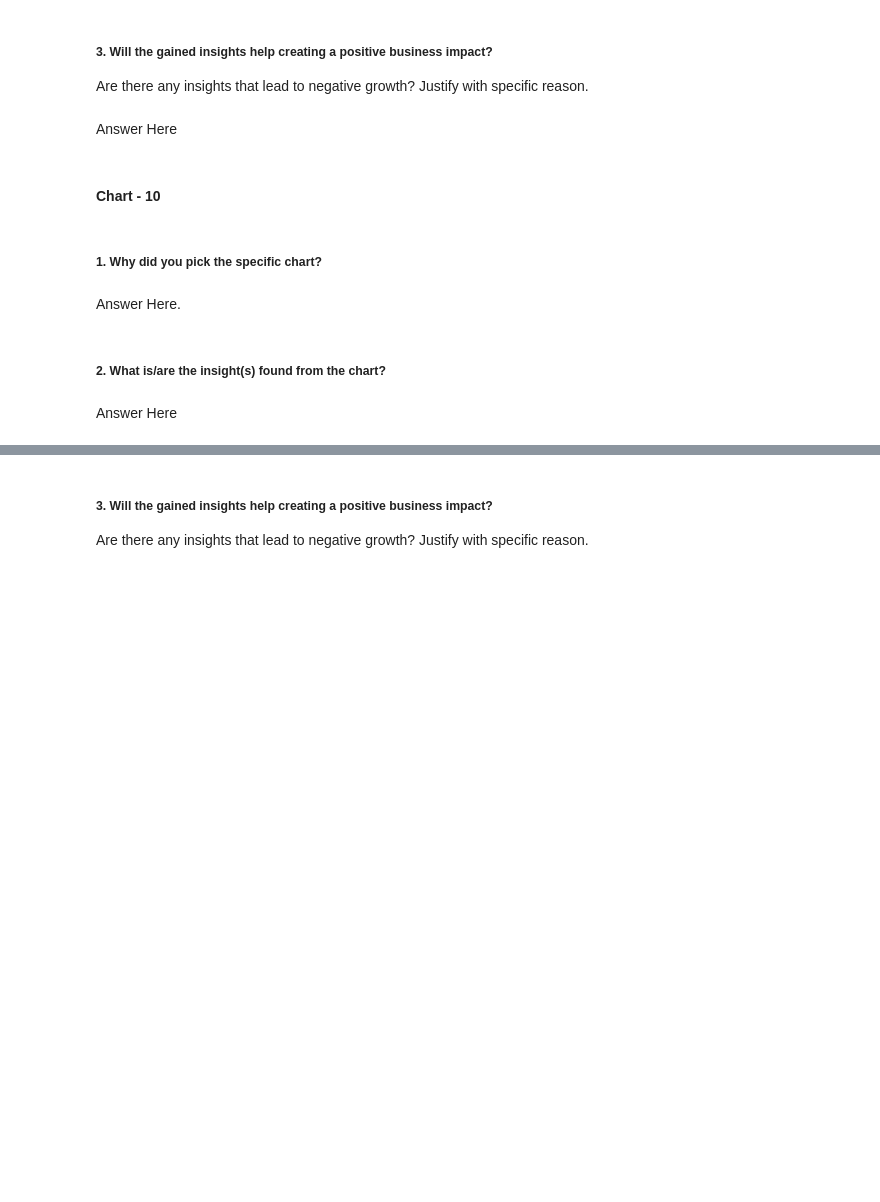
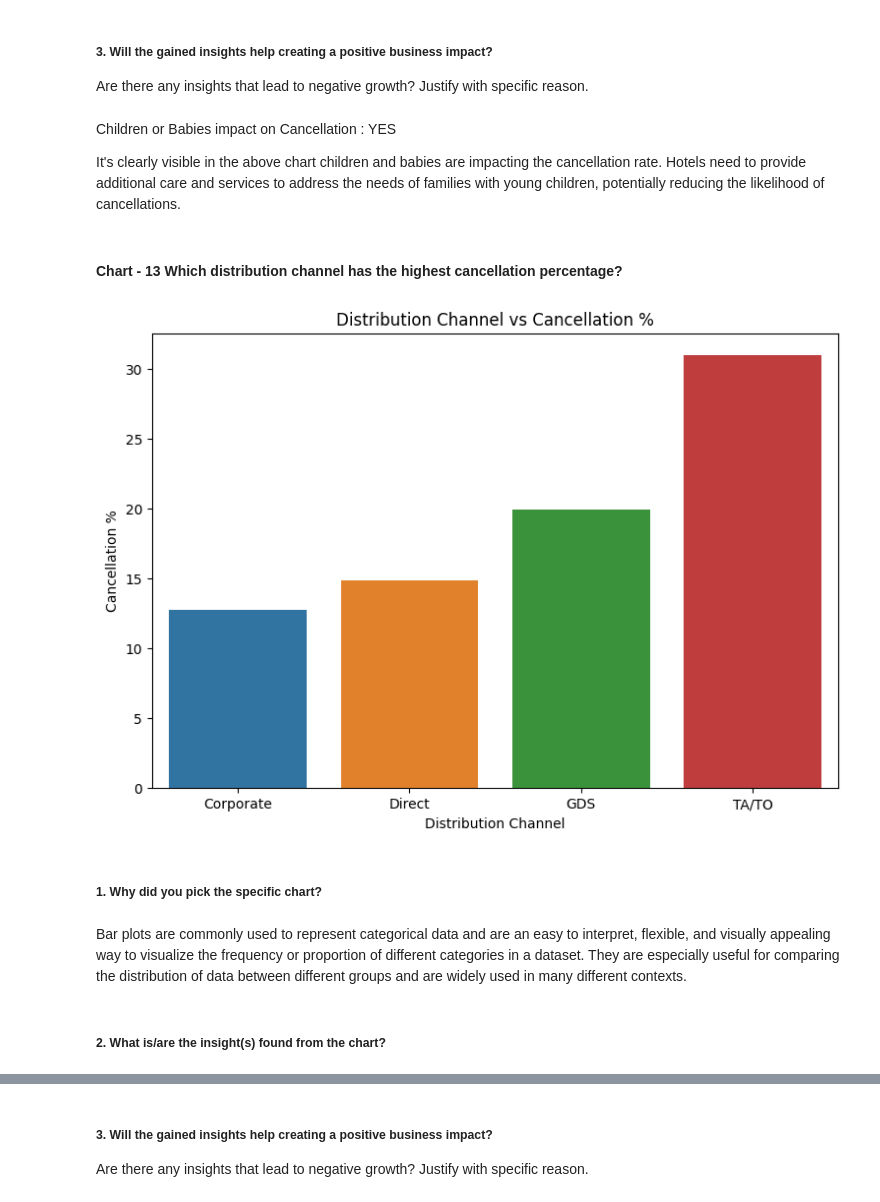
Before and after one commit to pankajmanisahu/EDA-ON-HOTEL-BOOKING-ANALYSIS, a Jupyter notebook: 24_DEC_HOTEL_BOOKING_ANALYSIS_EDA.ipynb, the cells around one changed output, grey strips where cells are left out. Saved outputs shown, nothing was run; the diff lists cells and outputs as text; code cells hidden in the pictures; blank space fills up the shorter version.

```diff
--- a/24_DEC_HOTEL_BOOKING_ANALYSIS_EDA.ipynb
+++ b/24_DEC_HOTEL_BOOKING_ANALYSIS_EDA.ipynb
@@ -910,7 +913,3 @@ Answer Here
 # %% [markdown]
 ##### 3. Will the gained insights help creating a positive business impact?
 Are there any insights that lead to negative growth? Justify with specific reason.
-# %% [markdown]
-Answer Here
-# %% [markdown]
-#### Chart - 10
@@ -919,8 +916,33 @@ Answer Here
+# %% [markdown]
+Children or Babies impact on Cancellation : YES
+
+It's clearly visible in the above chart children and babies are impacting the cancellation rate. Hotels need to provide additional care and services to address the needs of families with young children, potentially reducing the likelihood of cancellations.
+# %% [markdown]
+#### Chart - 13 Which distribution channel has the highest cancellation percentage?
+# %%
+# Chart - 13 visualization code
+
+# grouped by distrribution channel
+
+grp_by_dc = df.groupby('distribution_channel')
+
+temp_df5 = pd.DataFrame((grp_by_dc['is_canceled'].sum()/grp_by_dc.size())*100).drop(index = 'Undefined').rename(columns = {0: 'Cancellation Percentage'})
+
+# visualizing Which distribution channel has the highest cancellation percentage
+
+plt.figure(figsize = (9,6))
+sns.barplot(x = temp_df5.index, y = temp_df5['Cancellation Percentage'])
+
+# set labels
+plt.title('Distribution Channel vs Cancellation %')
+plt.xlabel('Distribution Channel')
+plt.ylabel('Cancellation %')
+plt.show()
+# %% [output]
+[figure, added]
 # %% [markdown]
 ##### 1. Why did you pick the specific chart?
-# %% [markdown]
-Answer Here.
+# %% [markdown]
+Bar plots are commonly used to represent categorical data and are an easy to interpret, flexible, and visually appealing way to visualize the frequency or proportion of different categories in a dataset. They are especially useful for comparing the distribution of data between different groups and are widely used in many different contexts.
 # %% [markdown]
 ##### 2. What is/are the insight(s) found from the chart?
-# %% [markdown]
-Answer Here
```
Also changed, not shown: parts of 12 cells of this notebook.
